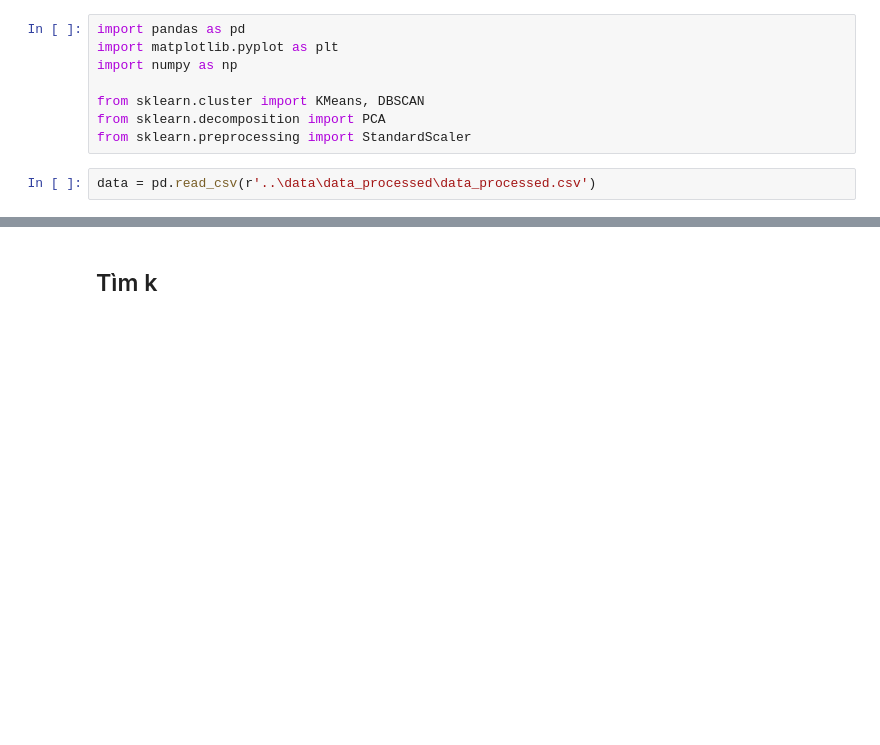
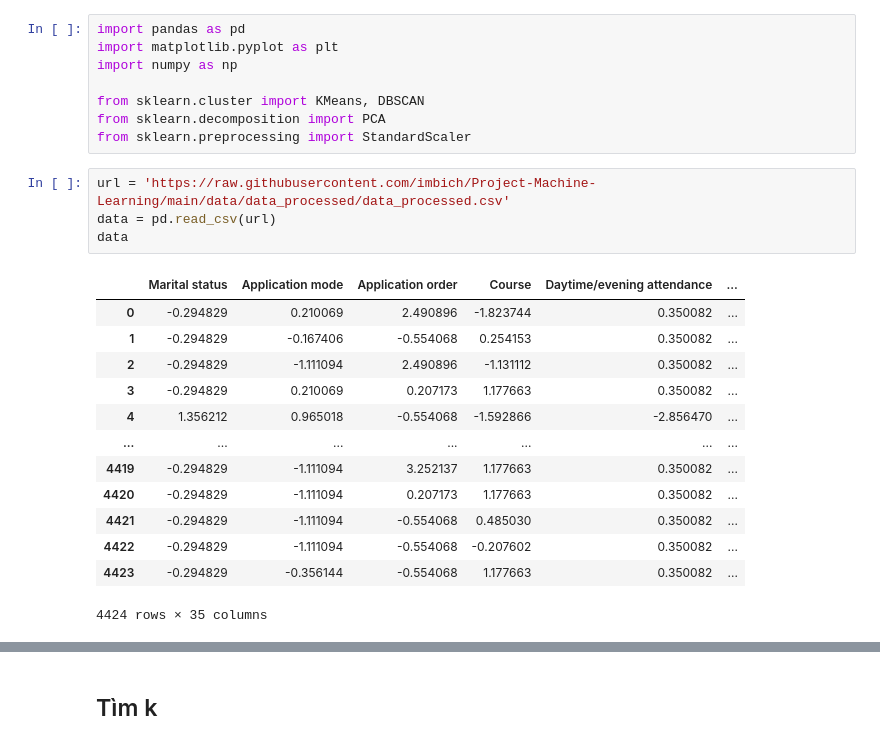
Before and after one commit to imbich/Project-Machine-Learning, a Jupyter notebook: notebook/cluster.ipynb, the cells around one changed output, grey strips where cells are left out. Saved outputs shown, nothing was run; the diff lists cells and outputs as text; blank space fills up the shorter version.

```diff
--- a/notebook/cluster.ipynb
+++ b/notebook/cluster.ipynb
@@ -9,4 +9,20 @@ from sklearn.cluster import KMeans, DBSCAN
 from sklearn.decomposition import PCA
 from sklearn.preprocessing import StandardScaler
 # %%
-data = pd.read_csv(r'..\data\data_processed\data_processed.csv')
+url = 'https://raw.githubusercontent.com/imbich/Project-Machine-Learning/main/data/data_processed/data_processed.csv'
+data = pd.read_csv(url)
+data
+# %% [output]
+|  | Marital status | Application mode | Application order | Course | Daytime/evening attendance | ... |
+| 0 | -0.294829 | 0.210069 | 2.490896 | -1.823744 | 0.350082 | ... |
+| 1 | -0.294829 | -0.167406 | -0.554068 | 0.254153 | 0.350082 | ... |
+| 2 | -0.294829 | -1.111094 | 2.490896 | -1.131112 | 0.350082 | ... |
+| 3 | -0.294829 | 0.210069 | 0.207173 | 1.177663 | 0.350082 | ... |
+| 4 | 1.356212 | 0.965018 | -0.554068 | -1.592866 | -2.856470 | ... |
+| ... | ... | ... | ... | ... | ... | ... |
+| 4419 | -0.294829 | -1.111094 | 3.252137 | 1.177663 | 0.350082 | ... |
+| 4420 | -0.294829 | -1.111094 | 0.207173 | 1.177663 | 0.350082 | ... |
+| 4421 | -0.294829 | -1.111094 | -0.554068 | 0.485030 | 0.350082 | ... |
+| 4422 | -0.294829 | -1.111094 | -0.554068 | -0.207602 | 0.350082 | ... |
+| 4423 | -0.294829 | -0.356144 | -0.554068 | 1.177663 | 0.350082 | ... |
+4424 rows × 35 columns
```
Also changed, not shown: parts of 2 cells of this notebook, 1 other file.
